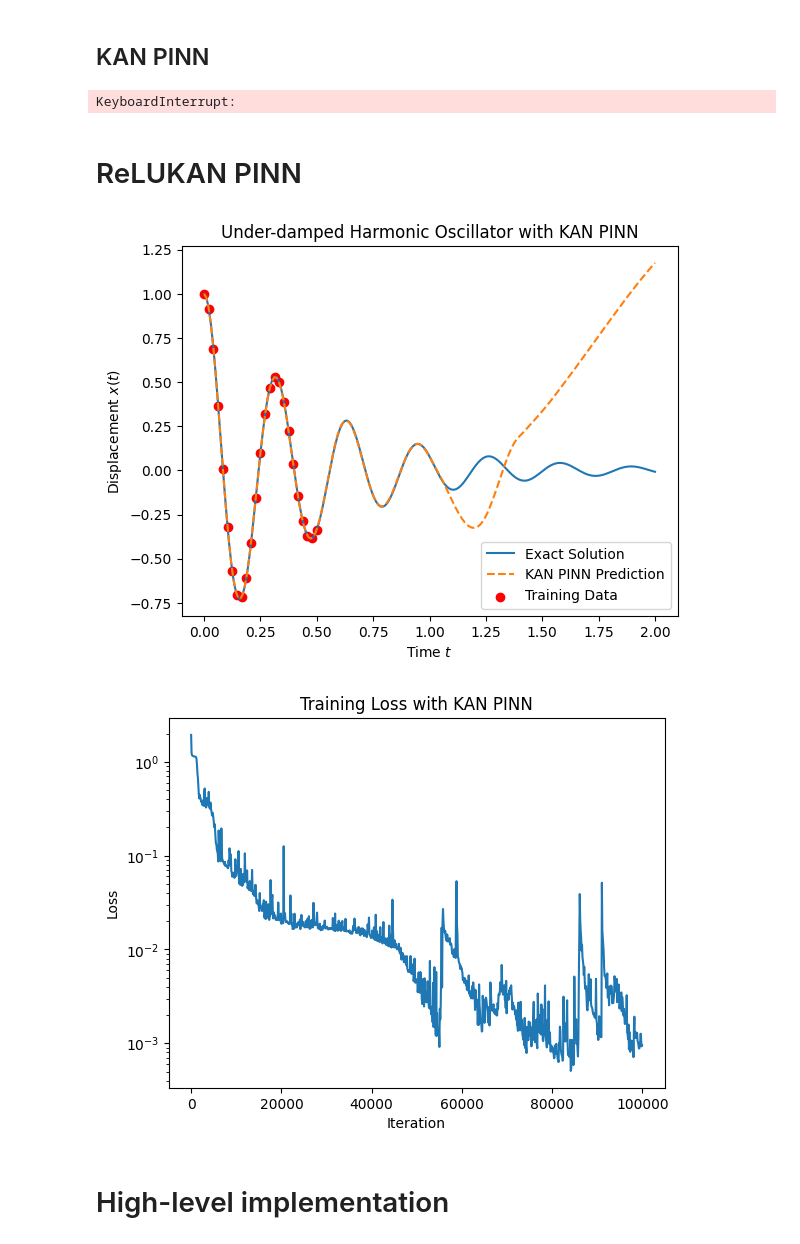
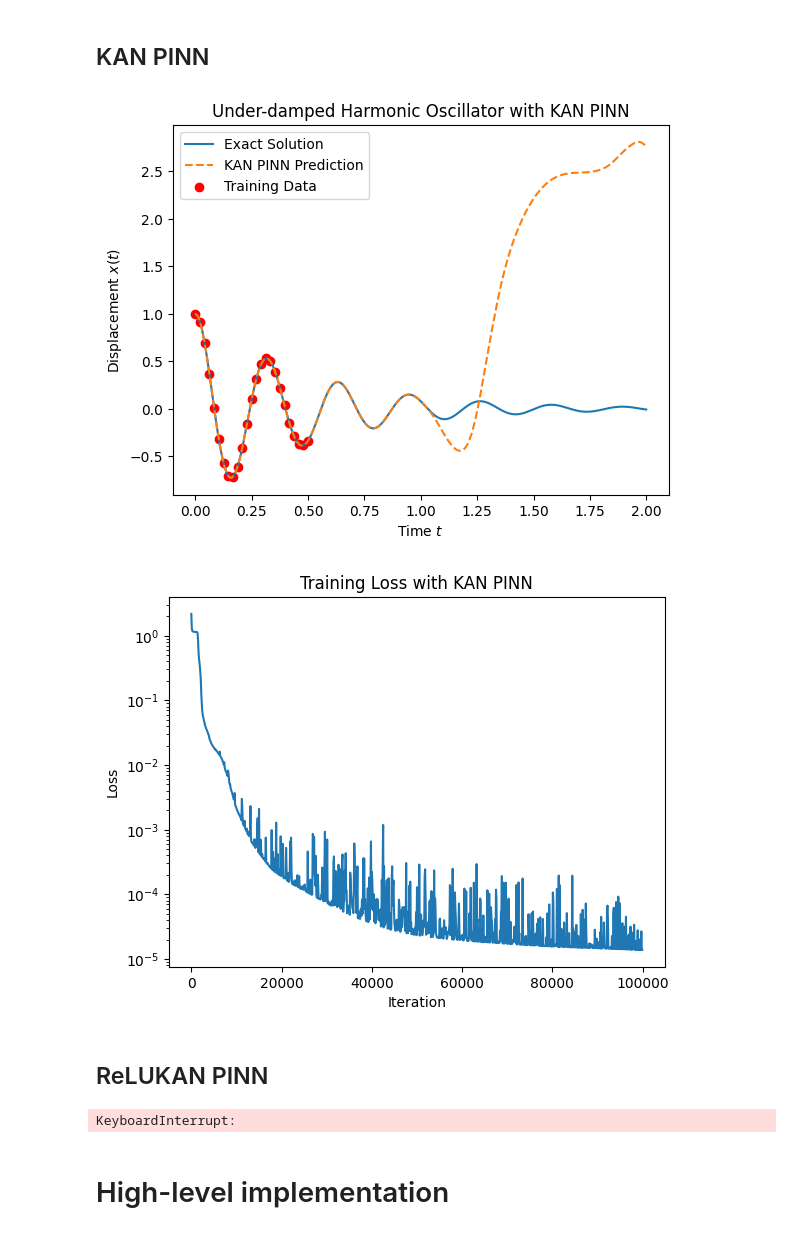
Before and after one commit to NeuralNut/pgdl, a Jupyter notebook: Spring/spring_example_jax.ipynb, the cells around one changed output. Drawn from its saved outputs; the diff is of its cells as text; code cells hidden in the pictures.

```diff
--- a/Spring/spring_example_jax.ipynb
+++ b/Spring/spring_example_jax.ipynb
@@ -279,7 +280,7 @@ class PINN:
         self.state = variables.get('state', {})
 
         # Use optimizers to set optimizer initialization and update functions
-        lr = optimizers.exponential_decay(1e-3, decay_steps=1000, decay_rate=0.99)
+        lr = optimizers.exponential_decay(1e-3, decay_steps=5000, decay_rate=0.90)
         self.opt_init, \
         self.opt_update, \
         self.get_params = optimizers.adam(lr)
@@ -387,36 +388,37 @@ x_data = np.array(x_data)
 model.train(nIter=100000, t_r=t_r, t_data=t_data, x_data=x_data)
 
 # Evaluate the model
 params = model.get_params(model.opt_state)
 t_test = np.linspace(0.0, 2.0, 200)
 t_test = np.array(t_test)
 net_fn = model.neural_net(params)
 x_pred = vmap(net_fn)(t_test)
 x_exact = oscillator(d, w0, t_test)
 
 # Plot the results
 plt.figure()
 plt.plot(t_test, x_exact, label='Exact Solution')
 plt.plot(t_test, x_pred, '--', label='KAN PINN Prediction')
 plt.scatter(t_data, x_data, color='red', label='Training Data')
 plt.legend()
 plt.xlabel('Time $t$')
 plt.ylabel('Displacement $x(t)$')
 plt.title('Under-damped Harmonic Oscillator with KAN PINN')
 plt.show()
 
 # Plot the training loss
 plt.figure()
 plt.plot(onp.arange(len(model.loss_log))*100, model.loss_log)
 plt.xlabel('Iteration')
 plt.ylabel('Loss')
 plt.yscale('log')
 plt.title('Training Loss with KAN PINN')
 plt.show()
 # %% [output]
-KeyboardInterrupt:
+[figure, added]
+[figure, added]
 # %% [markdown]
-# ReLUKAN PINN
+## ReLUKAN PINN
 # %%
 
 
@@ -463,7 +465,7 @@ class PINN:
         self.state = variables.get('state', {})
 
         # Use optimizers to set optimizer initialization and update functions
-        lr = optimizers.exponential_decay(1e-3, decay_steps=1000, decay_rate=0.99)
+        lr = optimizers.exponential_decay(1e-3, decay_steps=5000, decay_rate=0.90)
         self.opt_init, \
         self.opt_update, \
         self.get_params = optimizers.adam(lr)
@@ -559,7 +561,7 @@ x_data = oscillator(d, w0, t_data)        # Exact solution at data points
 
 # Initialize the model
 key = random.PRNGKey(0)
-layers = [1, 25, 25, 1]  # Adjust the layers as needed
+layers = [1, 1024, 1]  # Adjust the layers as needed
 model = PINN(key, layers, mu, k)
 
 # Convert data to appropriate types
@@ -568,7 +570,7 @@ t_data = np.array(t_data)
 x_data = np.array(x_data)
 
 # Train the model
-model.train(nIter=1000000, t_r=t_r, t_data=t_data, x_data=x_data)
+model.train(nIter=10000000, t_r=t_r, t_data=t_data, x_data=x_data)
 
 # Evaluate the model
 params = model.get_params(model.opt_state)
@@ -598,8 +600,7 @@ plt.yscale('log')
 plt.title('Training Loss with KAN PINN')
 plt.show()
 # %% [output]
-[figure, removed]
-[figure, removed]
+KeyboardInterrupt:
 # %% [markdown]
 # High-level implementation
 # %%
```
Also changed, not shown: parts of 2 cells of this notebook.
